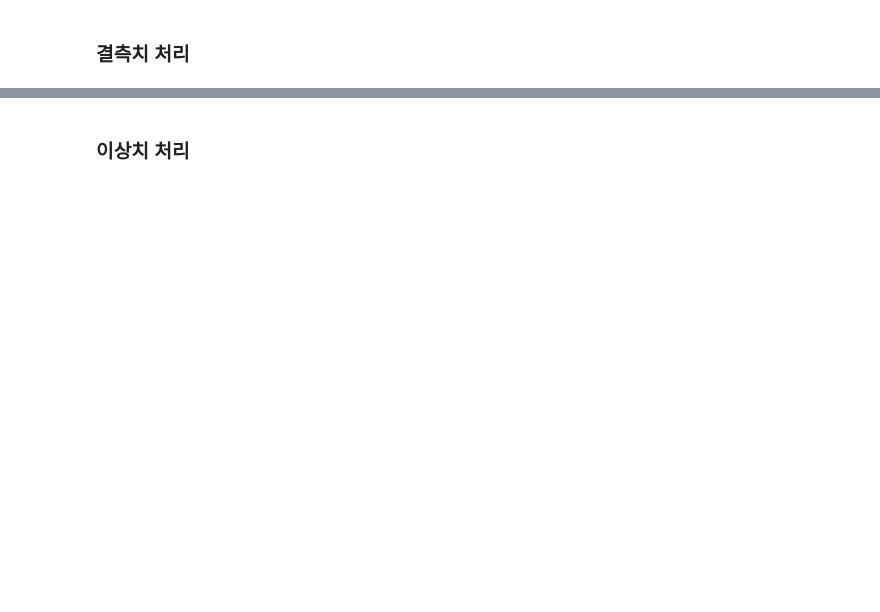
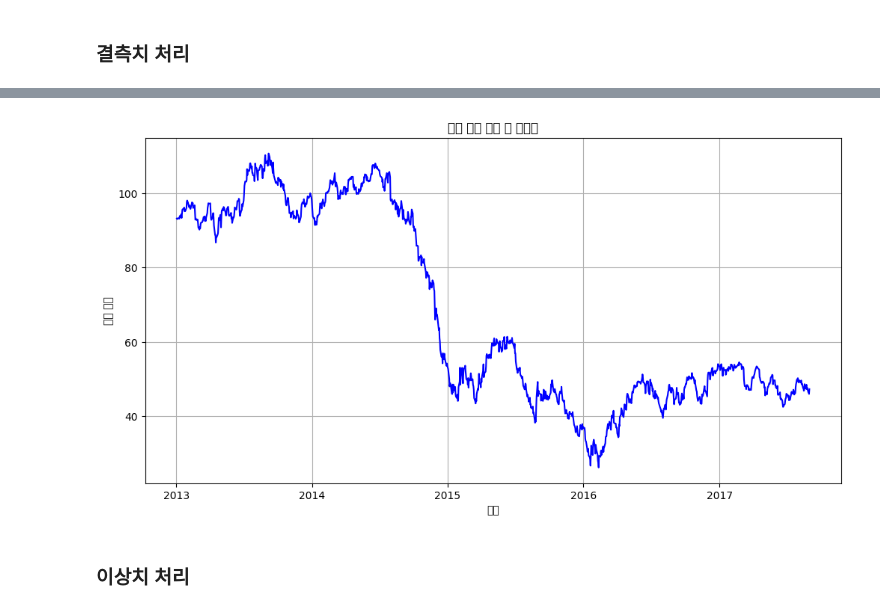
Before and after one commit to ryujjung0213/Data-Analysis-with-Open-Source, a Jupyter notebook: 오픈소스_데이터_분석_7강.ipynb, the cells around one changed output, grey strips where cells are left out. Drawn from its saved outputs; the diff is of its cells as text; code cells hidden in the pictures; blank space fills up the shorter version.

```diff
--- a/오픈소스_데이터_분석_7강.ipynb
+++ b/오픈소스_데이터_분석_7강.ipynb
@@ -272,2 +327,14 @@ df_date = pd.DataFrame({'date_str':date_str})
 # %% [markdown]
 ### 데이터 분포 시각화
+# %%
+import pandas as pd
+
+# Grocery Sales 데이터 DataFrame 로드
+train = pd.read_csv('train.csv')
+stores = pd.read_csv('stores.csv')
+transactions = pd.read_csv('transactions.csv')
+oil = pd.read_csv('oil.csv')
+holidays_events = pd.read_csv('holidays_events.csv')
+
+# 판매 데이터 살펴보기
+train.info()
@@ -310,16 +436,18 @@ plt.show()
 # %%
 oil_cleaned = oil.copy()
 
 ### 선형 보간법 적용한 원유 가격 데이터
-
+oil_cleaned['dcoilwtico']=oil_cleaned['dcoilwtico'].interpolate(method='linear')#중간에 끊겨 있는 데이터를 연결해서 보이게 하는 방법
 
 plt.figure(figsize=(12, 6))
 plt.plot(oil_cleaned['date'], oil_cleaned['dcoilwtico'], 'b-')
 plt.title("원유 가격 보간 후 데이터")
 plt.xlabel("날짜")
 plt.ylabel("원유 가격")
 plt.grid(True)
 plt.show()
+# %% [output]
+[figure, added]
 # %% [markdown]
 ### 이상치 처리
 # %%
```
Also changed, not shown: parts of 11 cells of this notebook.
